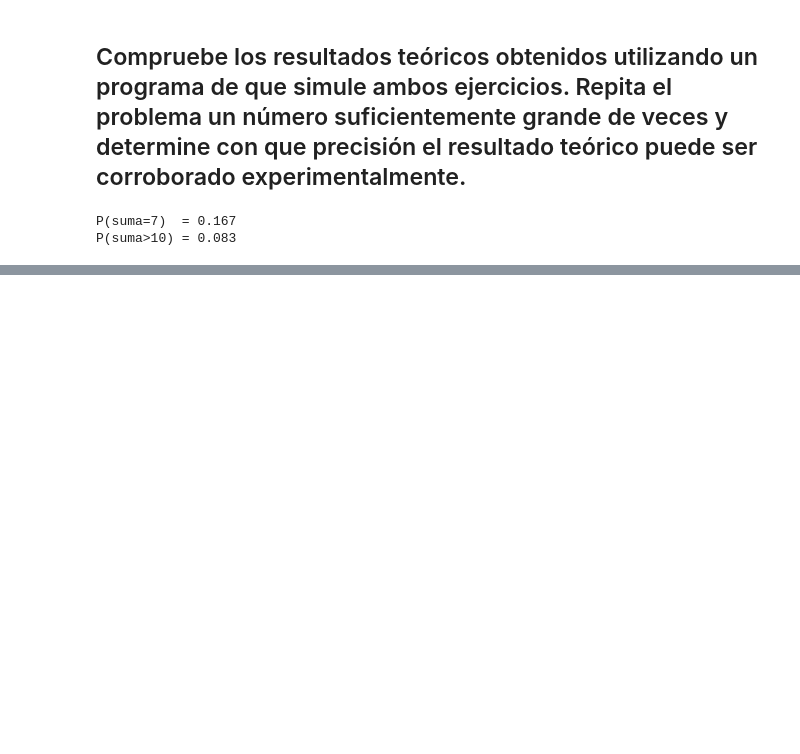
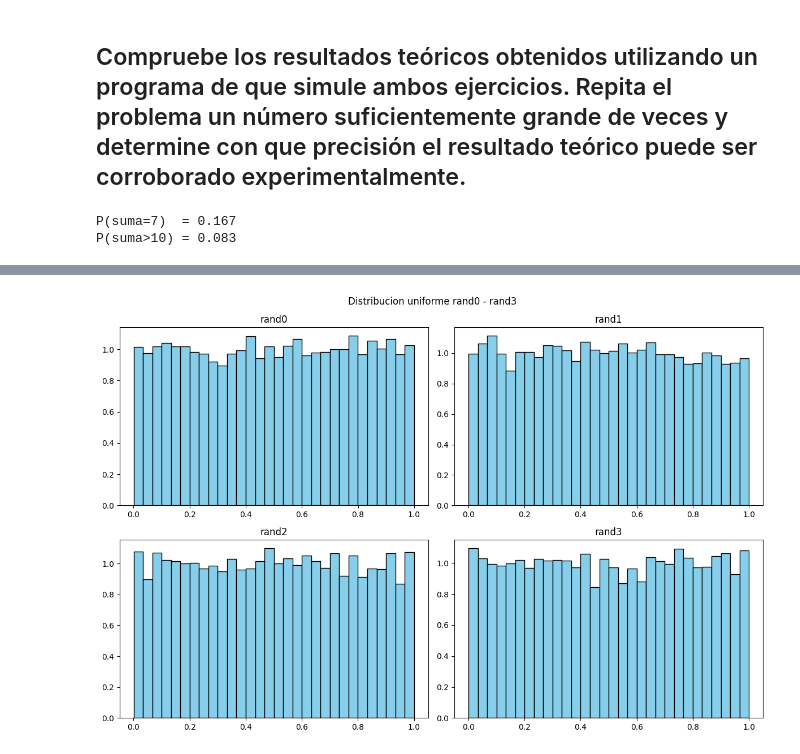
Before and after one commit to strejo4/ColabFiles_UACJ_PADP, a Jupyter notebook: Ejercicios_de_probabilidad_y_simulación_de_distribuciones.ipynb, the cells around one changed output, grey strips where cells are left out. Cells and saved outputs as stored; diff of their text form; code cells hidden in the pictures; blank space fills up the shorter version.

```diff
--- a/Ejercicios_de_probabilidad_y_simulación_de_distribuciones.ipynb
+++ b/Ejercicios_de_probabilidad_y_simulación_de_distribuciones.ipynb
@@ -24,0 +27,86 @@ P(suma>10) = 0.083
+# %%
+import numpy as np
+import matplotlib.pyplot as plt
+
+# rand0 generador basico
+def rand0(seed, n=10000):
+    a = 1664525
+    c = 1013904223
+    m = 2**32
+    x = seed
+    numeros = []
+    for _ in range(n):
+        x = (a * x + c) % m
+        numeros.append(x / m)
+    return np.array(numeros)
+
+# rand1 con mezcla
+def rand1(seed, n=10000):
+    a = 1103515245
+    c = 12345
+    m = 2**31
+    x = seed
+    tabla = []
+    for _ in range(97):
+        x = (a * x + c) % m
+        tabla.append(x)
+    numeros = []
+    for _ in range(n):
+        j = int(97 * x / m)
+        x = (a * x + c) % m
+        r = tabla[j] / m
+        tabla[j] = x
+        numeros.append(r)
+    return np.array(numeros)
+
+# rand2 tipo park miller
+def rand2(seed, n=10000):
+    a = 16807
+    m = 2147483647
+    q = m // a
+    r = m % a
+    x = seed
+    numeros = []
+    for _ in range(n):
+        x = a * (x % q) - r * (x // q)
+        if x < 0:
+            x += m
+        numeros.append(x / m)
+    return np.array(numeros)
+
+# rand3 mejor version
+def rand3(seed, n=10000):
+    m = 714025
+    ia = 1366
+    ic = 150889
+    ma = np.zeros(56)
+    x = seed
+    for i in range(55, 0, -1):
+        x = (ia * x + ic) % m
+        ma[i] = x
+    numeros = []
+    mj = 0
+    for _ in range(n):
+        mj = (mj + 1) % 55
+        mk = (mj + 31) % 55
+        ma[mj] = (ma[mj] - ma[mk]) % m
+        numeros.append(ma[mj] / m)
+    return np.array(numeros)
+
+# lista de funciones y nombres
+generadores = [rand0, rand1, rand2, rand3]
+nombres = ["rand0", "rand1", "rand2", "rand3"]
+semillas = [123, 456, 789, 101112]
+
+# graficar histogramas
+plt.figure(figsize=(12, 8))
+for i, gen in enumerate(generadores):
+    datos = gen(semillas[i])
+    plt.subplot(2, 2, i+1)
+    plt.hist(datos, bins=30, color='skyblue', edgecolor='black', density=True)
+    plt.title(nombres[i])
+plt.suptitle("Distribucion uniforme rand0 - rand3")
+plt.tight_layout()
+plt.show()
+# %% [output]
+[figure, added]
```
Also changed, not shown: parts of 1 cell of this notebook.
